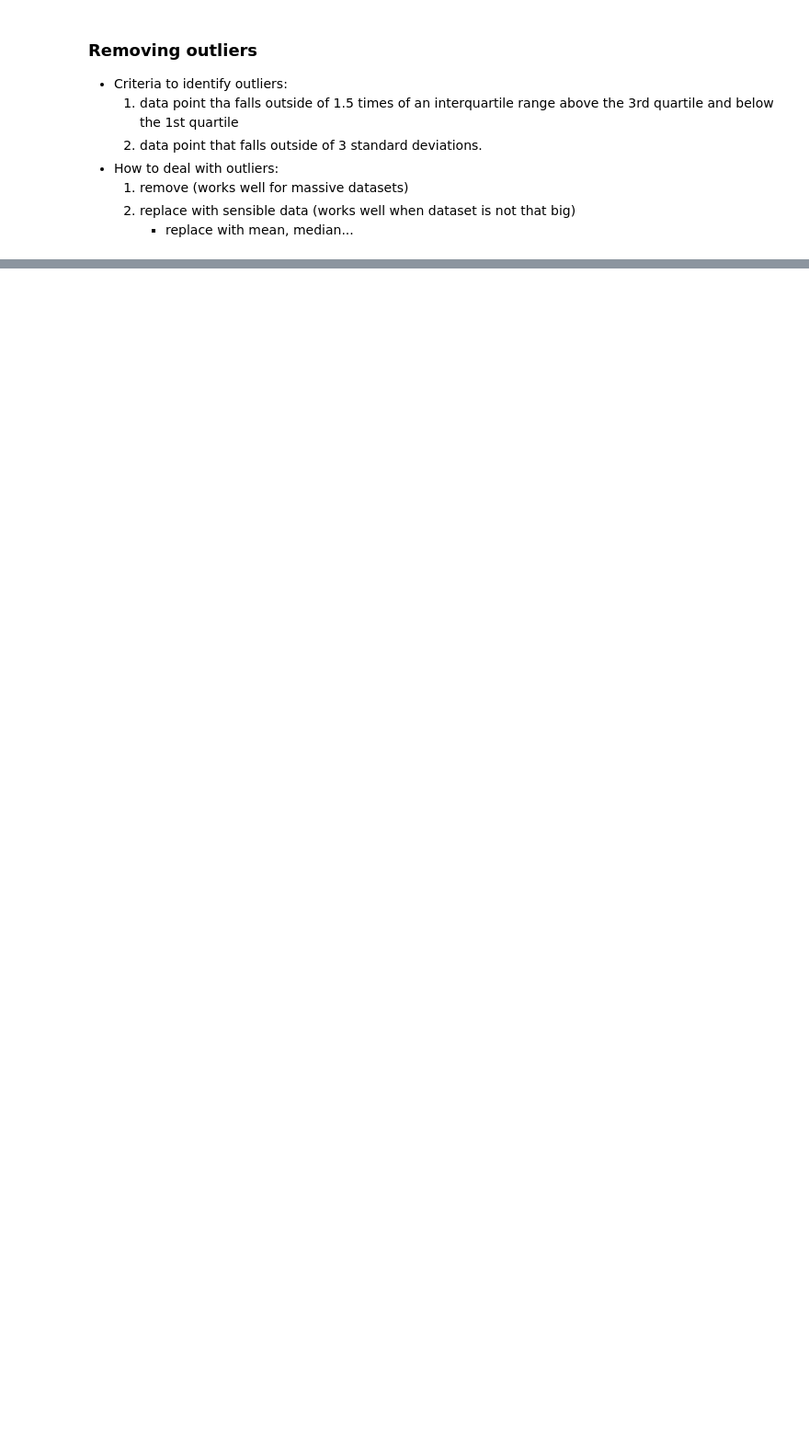
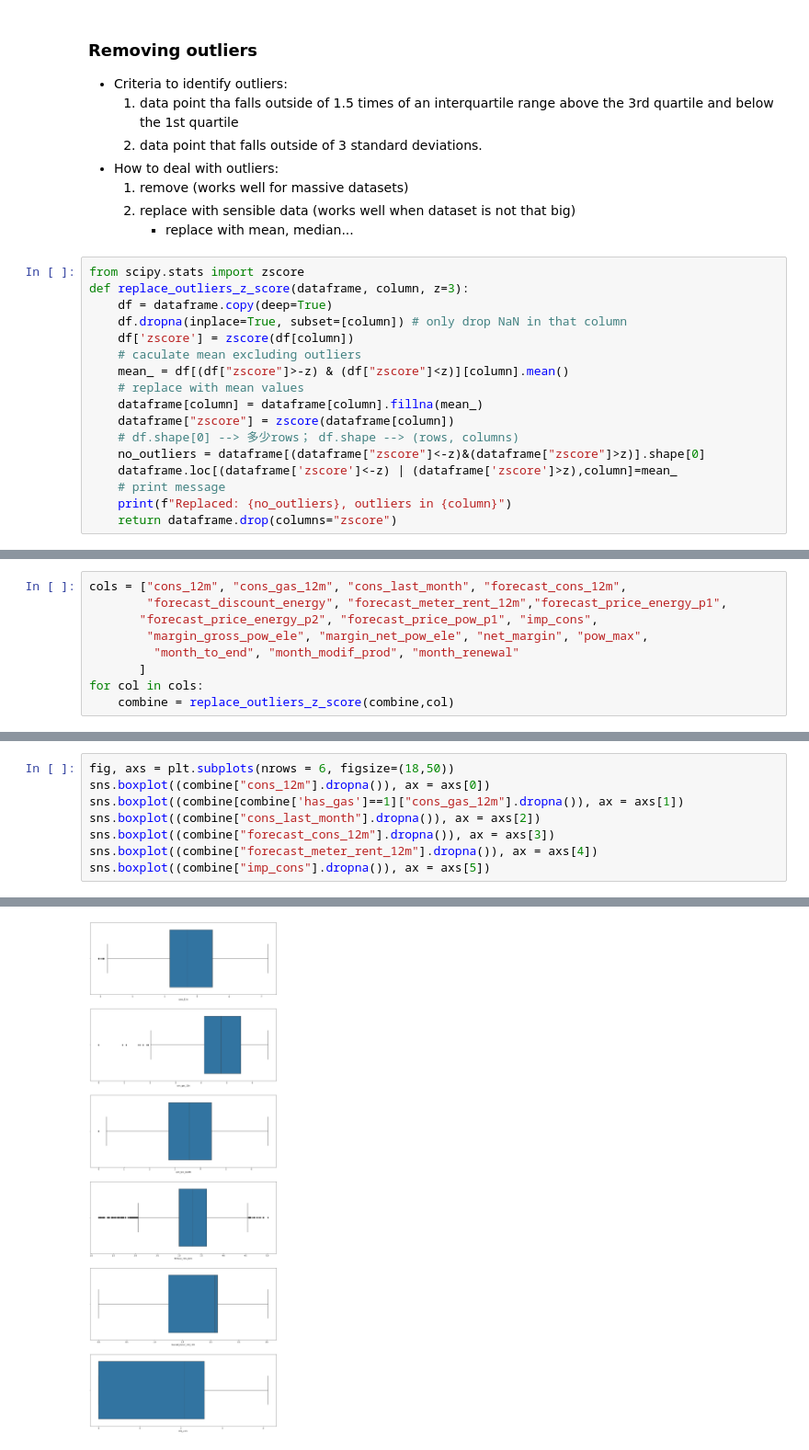
Before and after one commit to weekysui/customer_churn_problem, a Jupyter notebook: Data Understanding (1).ipynb, the cells around one changed output, grey strips where cells are left out. Shown at 92% size. Drawn from its saved outputs; the diff is of its cells as text; blank space fills up the shorter version.

```diff
--- a/Data Understanding (1).ipynb
+++ b/Data Understanding (1).ipynb
@@ -1460,3 +1464,20 @@ combine.drop(columns=["num_years_antig", "forecast_cons_year"],inplace=True)
     1. remove (works well for massive datasets)
     2. replace with sensible data (works well when dataset is not that big)
         - replace with mean, median...
+# %%
+from scipy.stats import zscore
+def replace_outliers_z_score(dataframe, column, z=3):
+    df = dataframe.copy(deep=True)
+    df.dropna(inplace=True, subset=[column]) # only drop NaN in that column
+    df['zscore'] = zscore(df[column])
+    # caculate mean excluding outliers
+    mean_ = df[(df["zscore"]>-z) & (df["zscore"]<z)][column].mean()
+    # replace with mean values
+    dataframe[column] = dataframe[column].fillna(mean_)
+    dataframe["zscore"] = zscore(dataframe[column])
+    # df.shape[0] --> 多少rows； df.shape --> (rows, columns)
+    no_outliers = dataframe[(dataframe["zscore"]<-z)&(dataframe["zscore"]>z)].shape[0]
+    dataframe.loc[(dataframe['zscore']<-z) | (dataframe['zscore']>z),column]=mean_
+    # print message
+    print(f"Replaced: {no_outliers}, outliers in {column}")
+    return dataframe.drop(columns="zscore")
@@ -1462,0 +1588,9 @@ combine.drop(columns=["num_years_antig", "forecast_cons_year"],inplace=True)
+# %%
+cols = ["cons_12m", "cons_gas_12m", "cons_last_month", "forecast_cons_12m",
+        "forecast_discount_energy", "forecast_meter_rent_12m","forecast_price_energy_p1",
+       "forecast_price_energy_p2", "forecast_price_pow_p1", "imp_cons",
+        "margin_gross_pow_ele", "margin_net_pow_ele", "net_margin", "pow_max",
+         "month_to_end", "month_modif_prod", "month_renewal"
+       ]
+for col in cols:
+    combine = replace_outliers_z_score(combine,col)
@@ -1462,0 +1615,9 @@ combine.drop(columns=["num_years_antig", "forecast_cons_year"],inplace=True)
+# %%
+fig, axs = plt.subplots(nrows = 6, figsize=(18,50))
+sns.boxplot((combine["cons_12m"].dropna()), ax = axs[0])
+sns.boxplot((combine[combine['has_gas']==1]["cons_gas_12m"].dropna()), ax = axs[1])
+sns.boxplot((combine["cons_last_month"].dropna()), ax = axs[2])
+sns.boxplot((combine["forecast_cons_12m"].dropna()), ax = axs[3])
+sns.boxplot((combine["forecast_meter_rent_12m"].dropna()), ax = axs[4])
+sns.boxplot((combine["imp_cons"].dropna()), ax = axs[5])
+# %% [output]
@@ -1462,0 +1625 @@ combine.drop(columns=["num_years_antig", "forecast_cons_year"],inplace=True)
+[figure, added]
```
Also changed, not shown: parts of 15 cells of this notebook, 2 other files.
